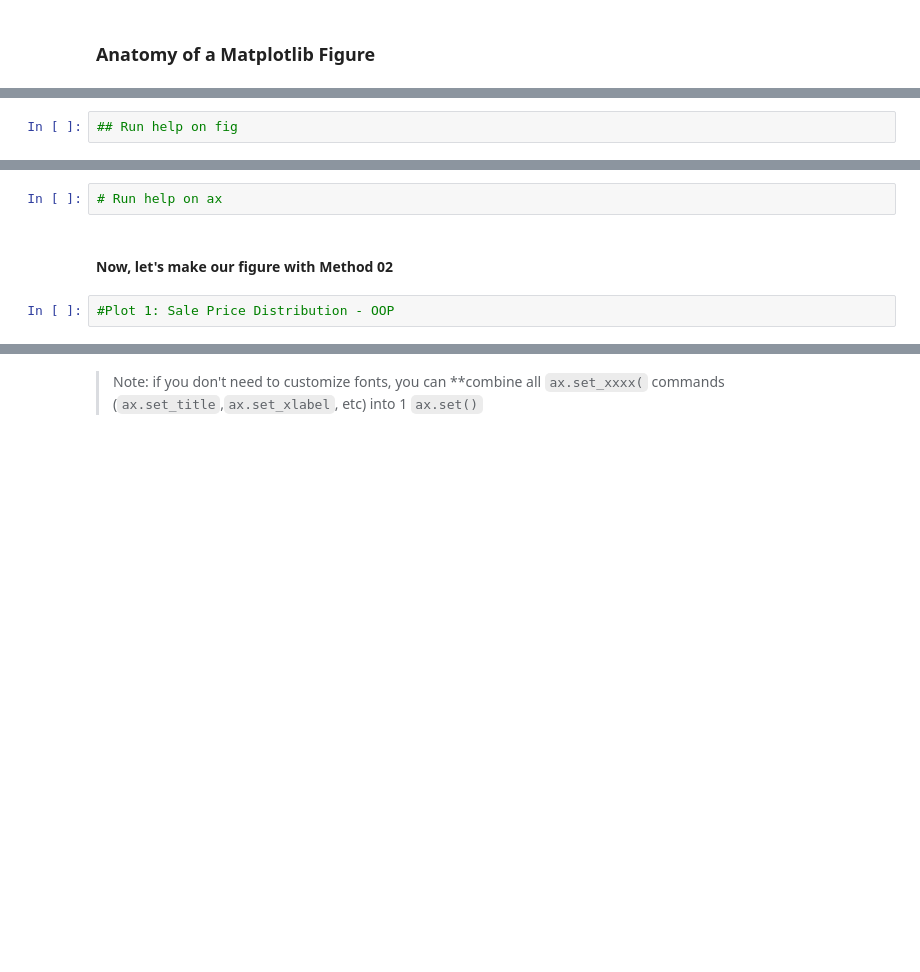
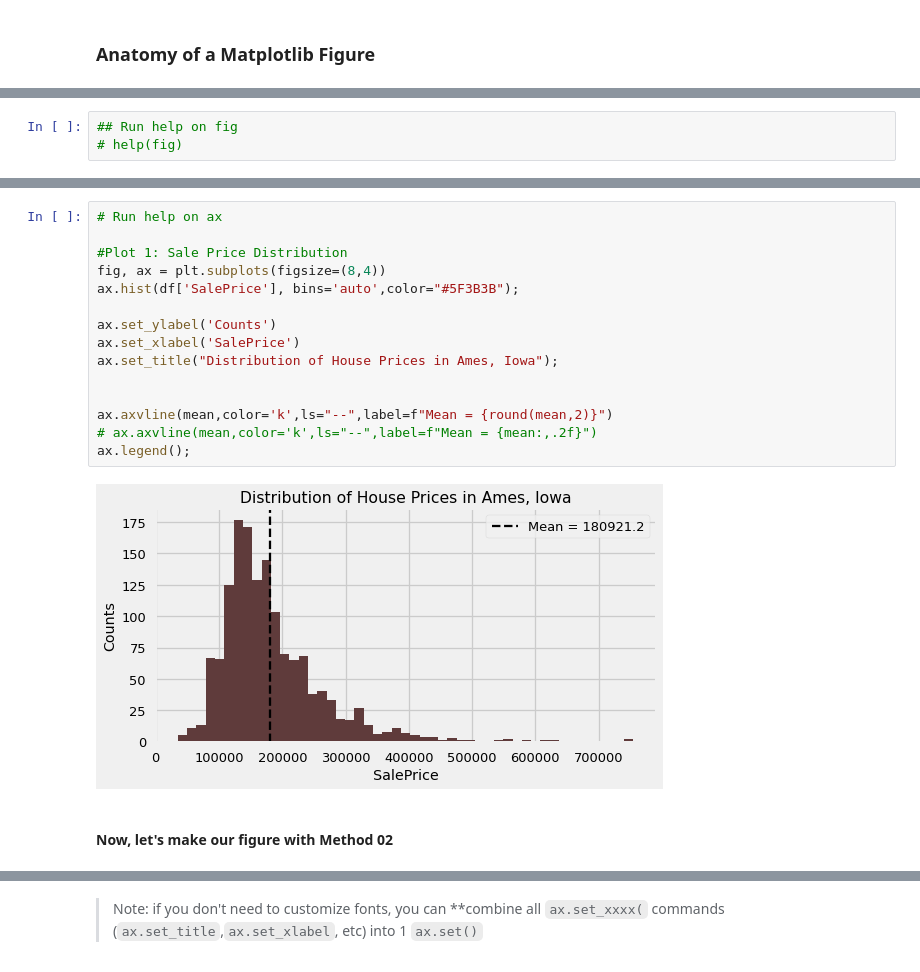
Before and after one commit to flatiron-school/ds-flex-fundamentals-of-data-visualization-2021, a Jupyter notebook: Fundamentals of Visualizations_v1_SG.ipynb, the cells around one changed output, grey strips where cells are left out. Saved outputs shown, nothing was run; the diff lists cells and outputs as text; blank space fills up the shorter version.

```diff
--- a/Fundamentals of Visualizations_v1_SG.ipynb
+++ b/Fundamentals of Visualizations_v1_SG.ipynb
@@ -209,5 +265,6 @@ df.info()
 # %%
 ## Run help on fig
+# help(fig)
 # %% [markdown]
 #### Anatomy of an Axes
 - `Axes` contain information about the titles, labels, grid,background, they also contain an. See the figure below for the contents of `Axes`
@@ -216,9 +273,22 @@ df.info()
     <center><img src="https://raw.githubusercontent.com/jirvingphd/fsds_100719_cohort_notes/master/images/matplotlib_Axes_layout2.png" width=500></center>
 
 - However, axes do NOT actually contain the VISUAL for the figure, just the information.
-# %%
-# Run help on ax
+# %%
+# Run help on ax
+
+#Plot 1: Sale Price Distribution
+fig, ax = plt.subplots(figsize=(8,4))
+ax.hist(df['SalePrice'], bins='auto',color="#5F3B3B");
+
+ax.set_ylabel('Counts')
+ax.set_xlabel('SalePrice')
+ax.set_title("Distribution of House Prices in Ames, Iowa");
+
+
+ax.axvline(mean,color='k',ls="--",label=f"Mean = {round(mean,2)}")
+# ax.axvline(mean,color='k',ls="--",label=f"Mean = {mean:,.2f}")
+ax.legend();
+# %% [output]
+[figure, added]
 # %% [markdown]
 #### Now, let's make our figure with Method 02
-# %%
-#Plot 1: Sale Price Distribution - OOP
```
Also changed, not shown: parts of 32 cells of this notebook, 2 other files.
